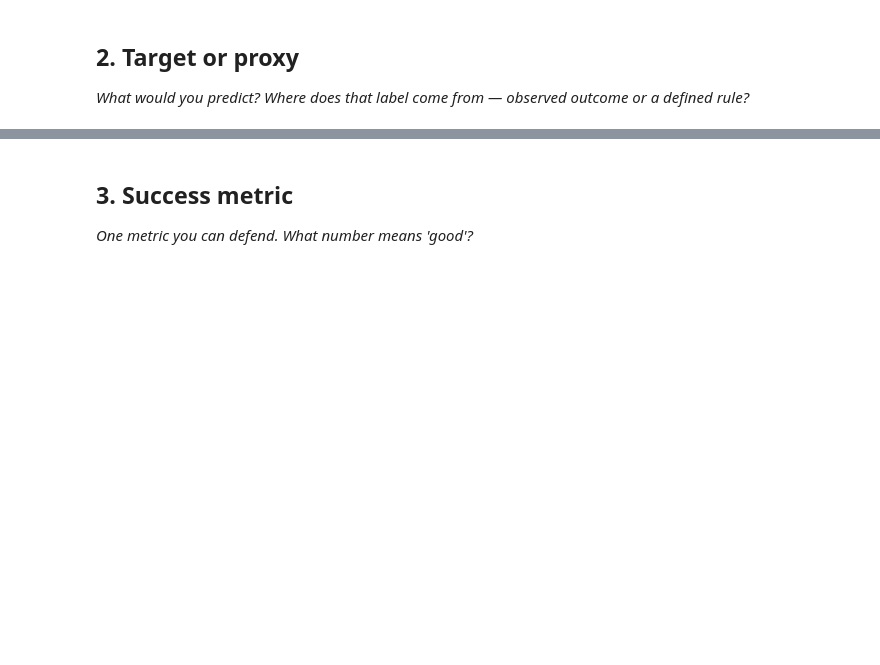
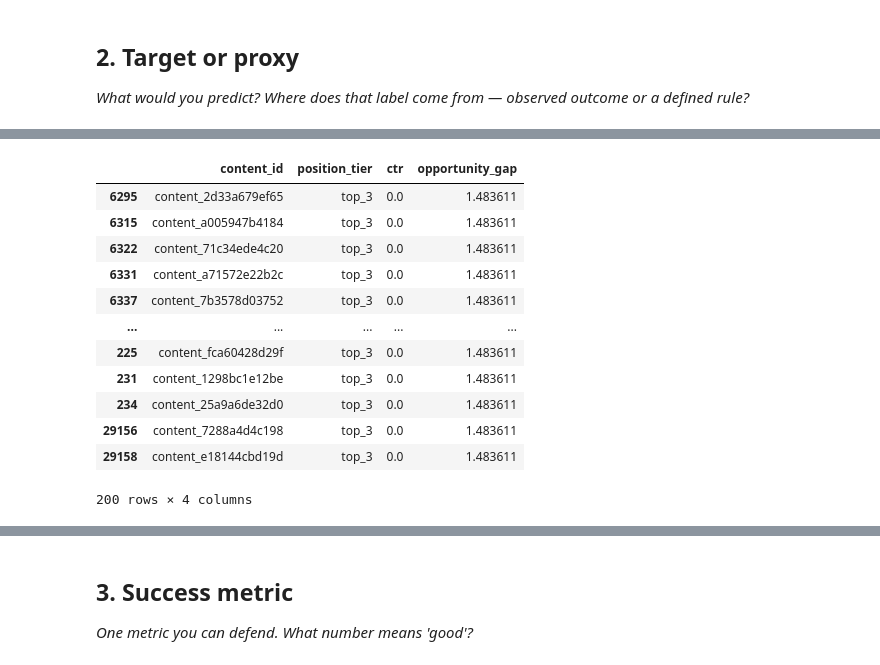
Before and after one commit to moath177/flyrank, a Jupyter notebook: work/notebooks/w02_ml_task_framing.ipynb, the cells around one changed output, grey strips where cells are left out. Saved outputs shown, nothing was run; the diff lists cells and outputs as text; code cells hidden in the pictures; blank space fills up the shorter version.

```diff
--- a/work/notebooks/w02_ml_task_framing.ipynb
+++ b/work/notebooks/w02_ml_task_framing.ipynb
@@ -8,3 +8,26 @@
 This skeleton is yours to fill. Work the sections **in order** — each one has a one-line hint. Simple words, honest numbers.
 
 > Working with an AI assistant? Tell it to read `skills/README.md` first and load the one skill this assignment names on its card.
+# %%
+import os, sys, subprocess
+
+IN_COLAB = "google.colab" in sys.modules
+REPO_URL = "https://github.com/flyrank-bih/flyrank-ml-internship-starter"
+REPO_DIR = "flyrank-ml-internship-starter"
+
+if IN_COLAB:
+    if not os.path.isdir(REPO_DIR):
+        subprocess.run(["git", "clone", "--depth", "1", REPO_URL, REPO_DIR], check=True)
+    os.chdir(REPO_DIR)
+    subprocess.run([sys.executable, "-m", "pip", "install", "-q", "-r", "requirements.txt"], check=True)
+elif os.path.basename(os.getcwd()) == "notebooks":
+    os.chdir("..")  # move from notebooks/ to the repo root
+
+print("Working dir:", os.getcwd())
+assert os.path.exists("data/raw/content_refresh_anonymized.csv"), "starter CSV not found — are you at the repo root?"
+print("Starter data found. You're ready.")
+
+import pandas as pd, numpy as np
+df = pd.read_csv("data/raw/content_refresh_anonymized.csv")
+print(df.shape[0], "rows,", df.shape[1], "columns")
+df.head(3)
@@ -48 +101,25 @@ Because I'm defining this myself rather than reading a label FlyRank already com
 have to be careful it stays a *proxy* for opportunity, not treated as proven ground truth.
+# %%
+# "no_data" tier pages have avg_position == 0 -- no real ranking signal, exclude them
+valid = df[df["position_tier"] != "no_data"].copy()
+
+expected_ctr = valid.groupby("position_tier")["ctr"].transform("mean")
+valid["opportunity_gap"] = expected_ctr - valid["ctr"]
+
+valid[["content_id", "position_tier", "ctr", "opportunity_gap"]] \
+    .sort_values("opportunity_gap", ascending=False) \
+    .head(200)
+# %% [output]
+|  | content_id | position_tier | ctr | opportunity_gap |
+| 6295 | content_2d33a679ef65 | top_3 | 0.0 | 1.483611 |
+| 6315 | content_a005947b4184 | top_3 | 0.0 | 1.483611 |
+| 6322 | content_71c34ede4c20 | top_3 | 0.0 | 1.483611 |
+| 6331 | content_a71572e22b2c | top_3 | 0.0 | 1.483611 |
+| 6337 | content_7b3578d03752 | top_3 | 0.0 | 1.483611 |
+| ... | ... | ... | ... | ... |
+| 225 | content_fca60428d29f | top_3 | 0.0 | 1.483611 |
+| 231 | content_1298bc1e12be | top_3 | 0.0 | 1.483611 |
+| 234 | content_25a9a6de32d0 | top_3 | 0.0 | 1.483611 |
+| 29156 | content_7288a4d4c198 | top_3 | 0.0 | 1.483611 |
+| 29158 | content_e18144cbd19d | top_3 | 0.0 | 1.483611 |
+200 rows × 4 columns
```
Also changed, not shown: parts of 8 cells of this notebook.
